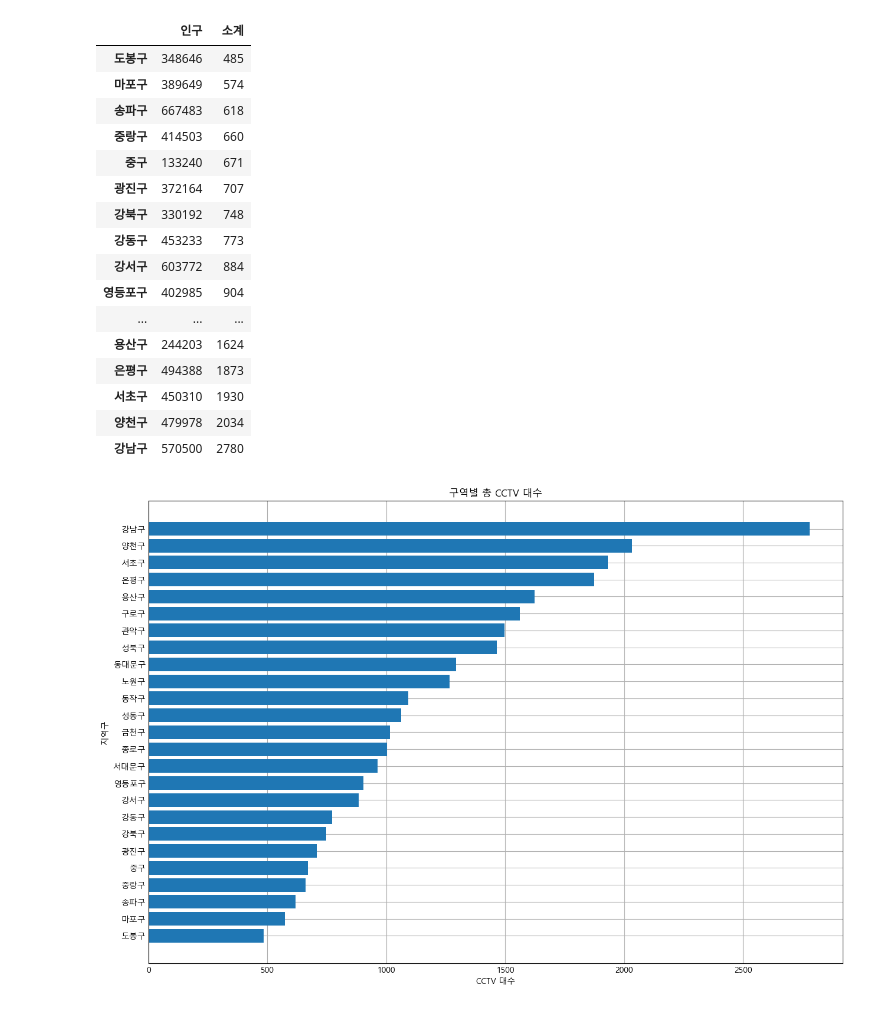
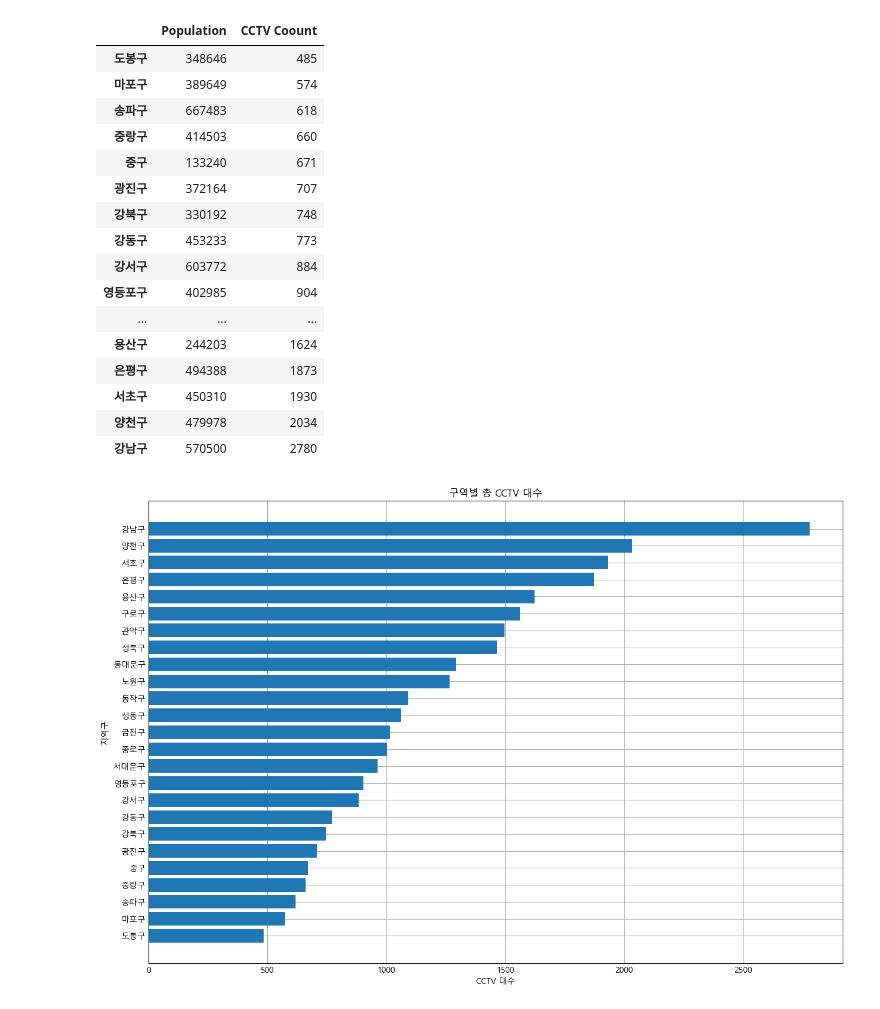
Before and after one commit to AlpacaMale/python_matplotlib, a Jupyter notebook: CCTV/cctv.ipynb, the cells around one changed output. Saved outputs shown, nothing was run; the diff lists cells and outputs as text; code cells hidden in the pictures.

```diff
--- a/CCTV/cctv.ipynb
+++ b/CCTV/cctv.ipynb
@@ -4,14 +4,16 @@ import numpy as np
 # %%
 path_to_xlsx = "./seoulPopulation.xlsx"
 path_to_csv = "./seoulCCTV.csv"
 s_pop = pd.read_excel(path_to_xlsx).set_index("자치구")["인구"].loc["종로구":]
 s_cctv = pd.read_csv(path_to_csv).set_index("기관명")["소계"]
+s_cctv.name = "CCTV Coount"
+s_pop.name = "Population"
 df = pd.concat([s_pop, s_cctv], axis=1, join="outer").sort_values(
-    by="소계", ascending=True
+    by="CCTV Coount", ascending=True
 )
 df
 # %% [output]
-|  | 인구 | 소계 |
+|  | Population | CCTV Coount |
 | 도봉구 | 348646 | 485 |
 | 마포구 | 389649 | 574 |
 | 송파구 | 667483 | 618 |
```
Also changed, not shown: parts of 3 cells of this notebook.
